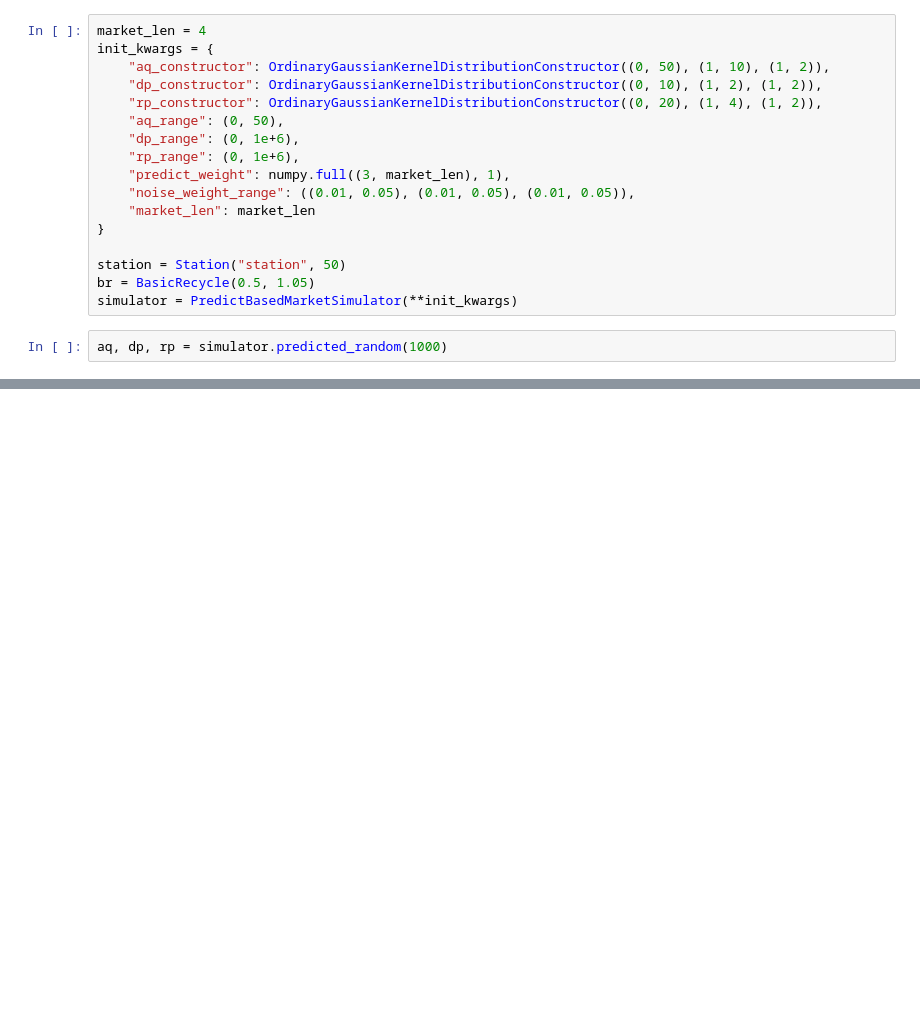
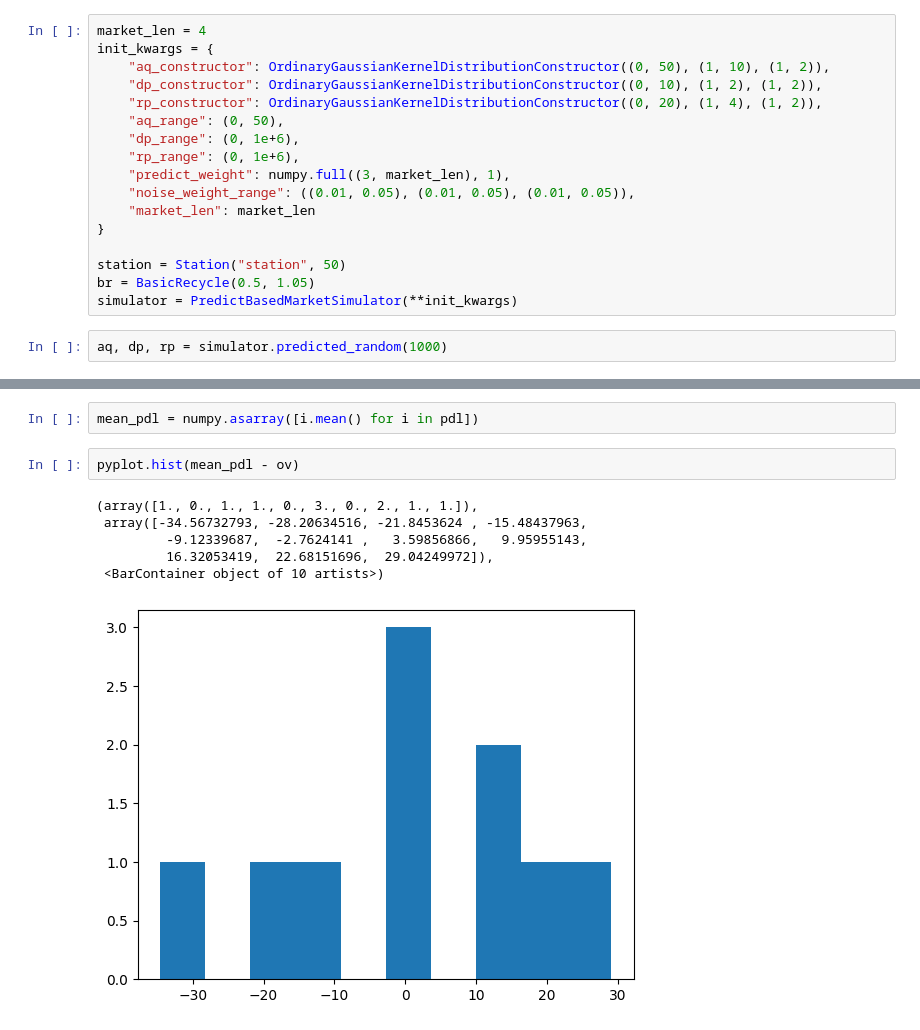
Before and after one commit to Sy-Sang/etrade, a Jupyter notebook: etrade/spot/nb/nb8.ipynb, the cells around one changed output, grey strips where cells are left out. Drawn from its saved outputs; the diff is of its cells as text; blank space fills up the shorter version.

```diff
--- a/etrade/spot/nb/nb8.ipynb
+++ b/etrade/spot/nb/nb8.ipynb
@@ -67,0 +105,11 @@ pyplot.show()
+# %%
+mean_pdl = numpy.asarray([i.mean() for i in pdl])
+# %%
+pyplot.hist(mean_pdl - ov)
+# %% [output]
+(array([1., 0., 1., 1., 0., 3., 0., 2., 1., 1.]),
+ array([-34.56732793, -28.20634516, -21.8453624 , -15.48437963,
+         -9.12339687,  -2.7624141 ,   3.59856866,   9.95955143,
+         16.32053419,  22.68151696,  29.04249972]),
+ <BarContainer object of 10 artists>)
+[figure, added]
```
Also changed, not shown: parts of 12 cells of this notebook.
